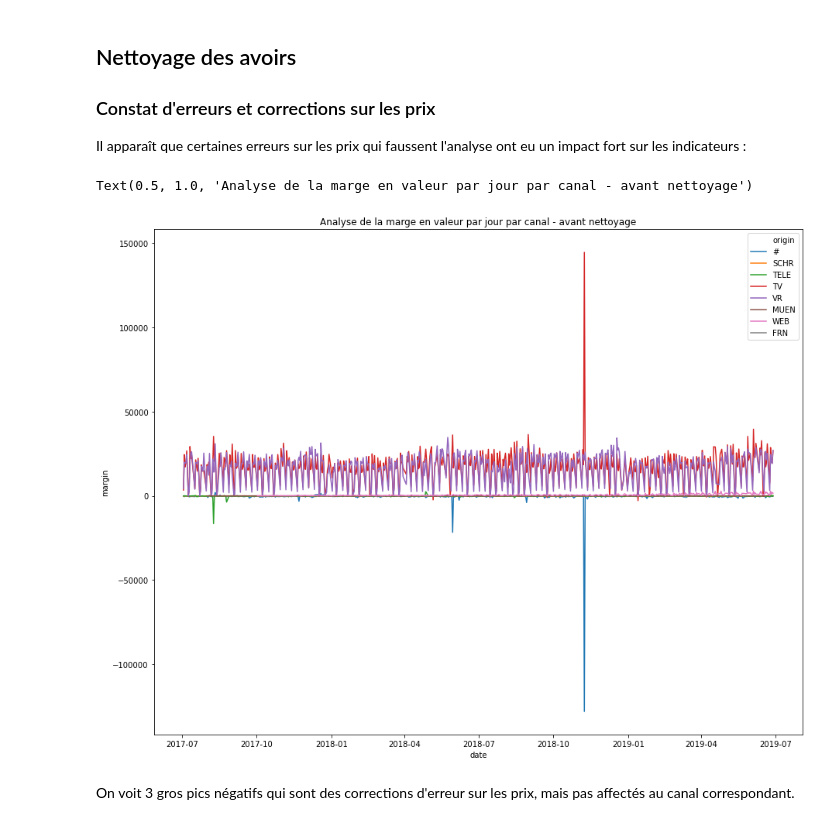
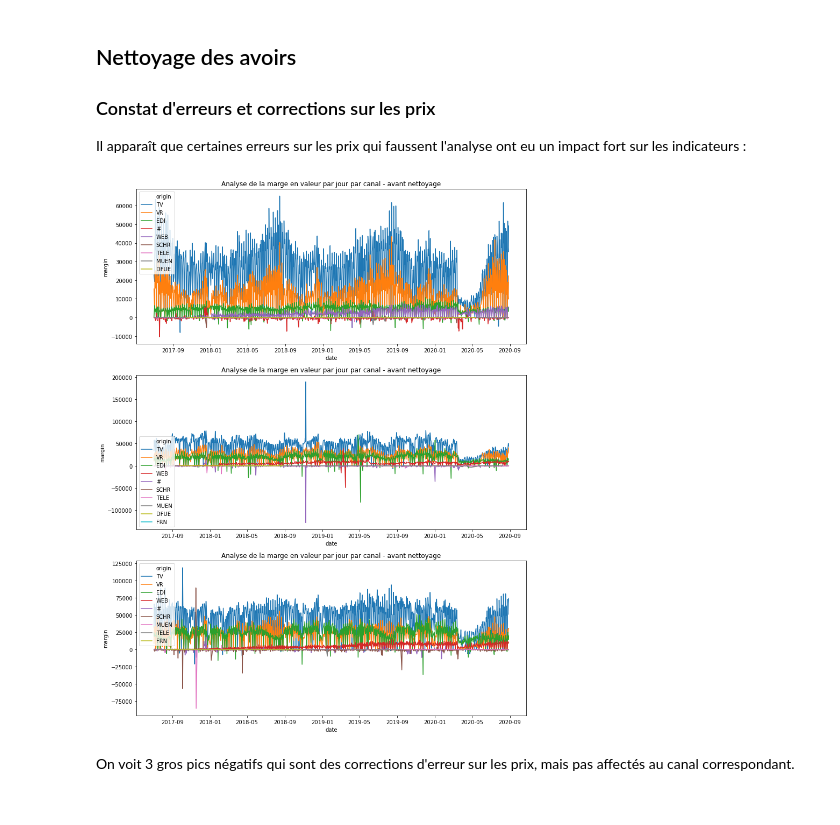
Before and after one commit to UltraDiuve/WebOrNot, a Jupyter notebook: notebooks/DataExploration.ipynb, the cells around one changed output. Drawn from its saved outputs; the diff is of its cells as text; code cells hidden in the pictures.

```diff
--- a/notebooks/DataExploration.ipynb
+++ b/notebooks/DataExploration.ipynb
@@ -334,23 +126,41 @@ data['marginpercent'] = (data.margin / data.brutrevenue).replace({np.inf: np.nan
 ### Constat d'erreurs et corrections sur les prix
 Il apparaît que certaines erreurs sur les prix qui faussent l'analyse ont eu un impact fort sur les indicateurs :
 # %%
-fig, ax = plt.subplots(figsize=(15, 12))
-data_to_plot = (
-data.groupby(['orgacom', 'date', 'origin'])['margin']
-    .sum()
-    .unstack('origin')
-    .rolling(1)
-    .mean()
-    .stack('origin')
-    .rename('margin')
-    .reset_index()
-)
-sns.lineplot(data=data_to_plot, x='date', y='margin', hue='origin', ax=ax)
-ax.set_title('Analyse de la marge en valeur par jour par canal - avant nettoyage')
+fig, axs = plt.subplots(figsize = (13, 18), nrows=len(data.orgacom.unique()))
+data_to_plot = [(
+    data.loc[data.orgacom == orgacom]
+        .groupby(['date', 'origin'])['margin']
+        .sum()
+        .unstack('origin')
+        .rolling(1)
+        .mean()
+        .stack('origin')
+        .rename('margin')
+        .reset_index()
+) for orgacom in data.orgacom.unique()]
+
+for i, data_ in enumerate(data_to_plot):
+    sns.lineplot(data=data_, x='date', y='margin', hue='origin', ax=axs[i])
+    axs[i].set_title(f'Analyse de la marge en valeur par jour par canal - avant nettoyage')
+
+
+# fig, ax = plt.subplots(figsize=(15, 12))
+# data_to_plot = (
+# data.loc[data.orgacom == '1ALO']
+#     .groupby(['date', 'origin'])['margin']
+#     .sum()
+#     .unstack('origin')
+#     .rolling(1)
+#     .mean()
+#     .stack('origin')
+#     .rename('margin')
+#     .reset_index()
+# )
+# sns.lineplot(data=data_to_plot, x='date', y='margin', hue='origin', ax=ax)
+# ax.set_title('Analyse de la marge en valeur par jour par canal - avant nettoyage')
 # ax.set_xticklabels([])
 # %% [output]
-Text(0.5, 1.0, 'Analyse de la marge en valeur par jour par canal - avant nettoyage')
-[figure, old version]
+[figure, new version]
 # %% [markdown]
 On voit 3 gros pics négatifs qui sont des corrections d'erreur sur les prix, mais pas affectés au canal correspondant.
 # %% [markdown]
```
Also changed, not shown: parts of 112 cells of this notebook.
